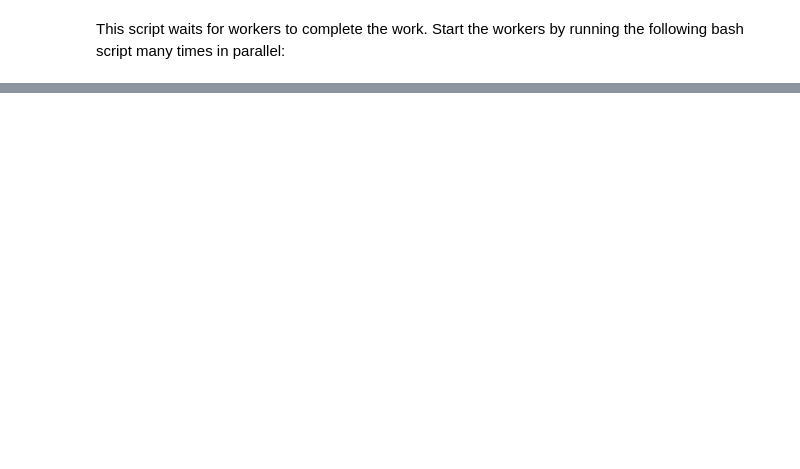
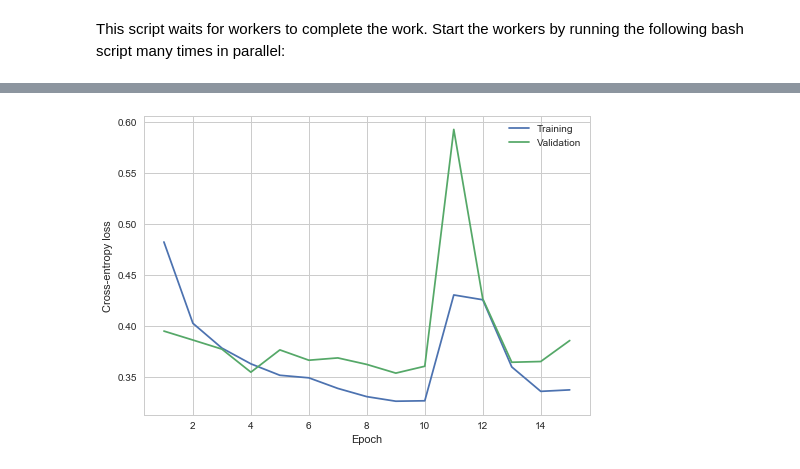
Before and after one commit to gagneurlab/concise, a Jupyter notebook: nbs/hyper-parameter_optimization.ipynb, the cells around one changed output, grey strips where cells are left out. Cells and saved outputs as stored; diff of their text form; code cells hidden in the pictures; blank space fills up the shorter version.

Commit message:
chore: updated hyper-parameter optimization example

```diff
--- a/nbs/hyper-parameter_optimization.ipynb
+++ b/nbs/hyper-parameter_optimization.ipynb
@@ -300,0 +320,2 @@ See data.py, model.py and train.py in:
+# %%
+trials = CMongoTrials(db_name="hyopt_example", exp_name="motif_initialization", ip="ouga03")
@@ -300,0 +371,4 @@ See data.py, model.py and train.py in:
+# %%
+best_tid = trials.best_trial_tid()
+params = trials.get_param(best_tid).to_dict()
+model = trials.load_model(best_tid)
@@ -300,0 +404,2 @@ See data.py, model.py and train.py in:
+# %%
+train_hist = trials.train_history(best_tid)
@@ -300,0 +415,8 @@ See data.py, model.py and train.py in:
+# %%
+plt.plot(train_hist.epoch + 1, train_hist.loss, label="Training")
+plt.plot(train_hist.epoch + 1, train_hist.val_loss, label="Validation")
+plt.xlabel("Epoch")
+plt.ylabel("Cross-entropy loss")
+plt.legend();
+# %% [output]
+[figure, added]
```
Also changed, not shown: parts of 62 cells of this notebook, 5 other files.
